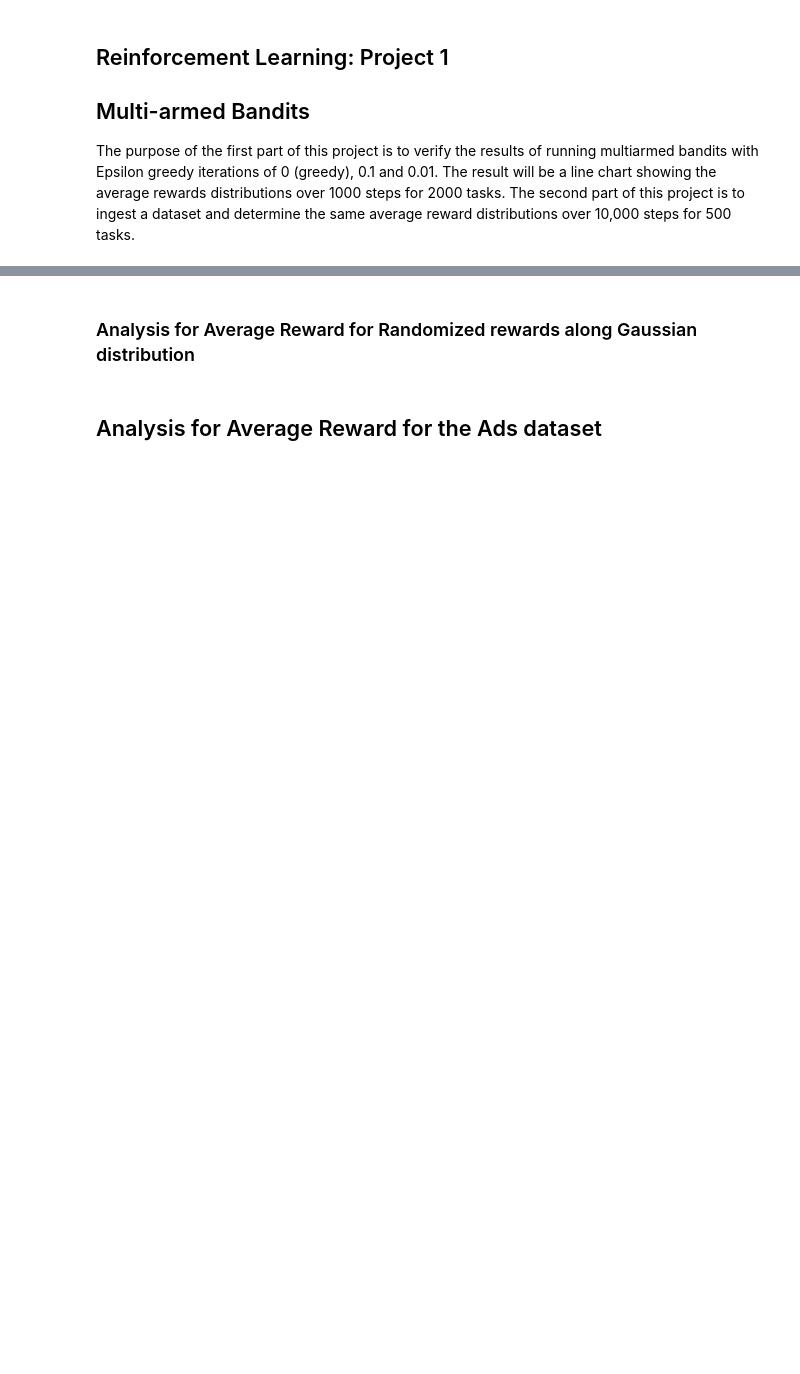
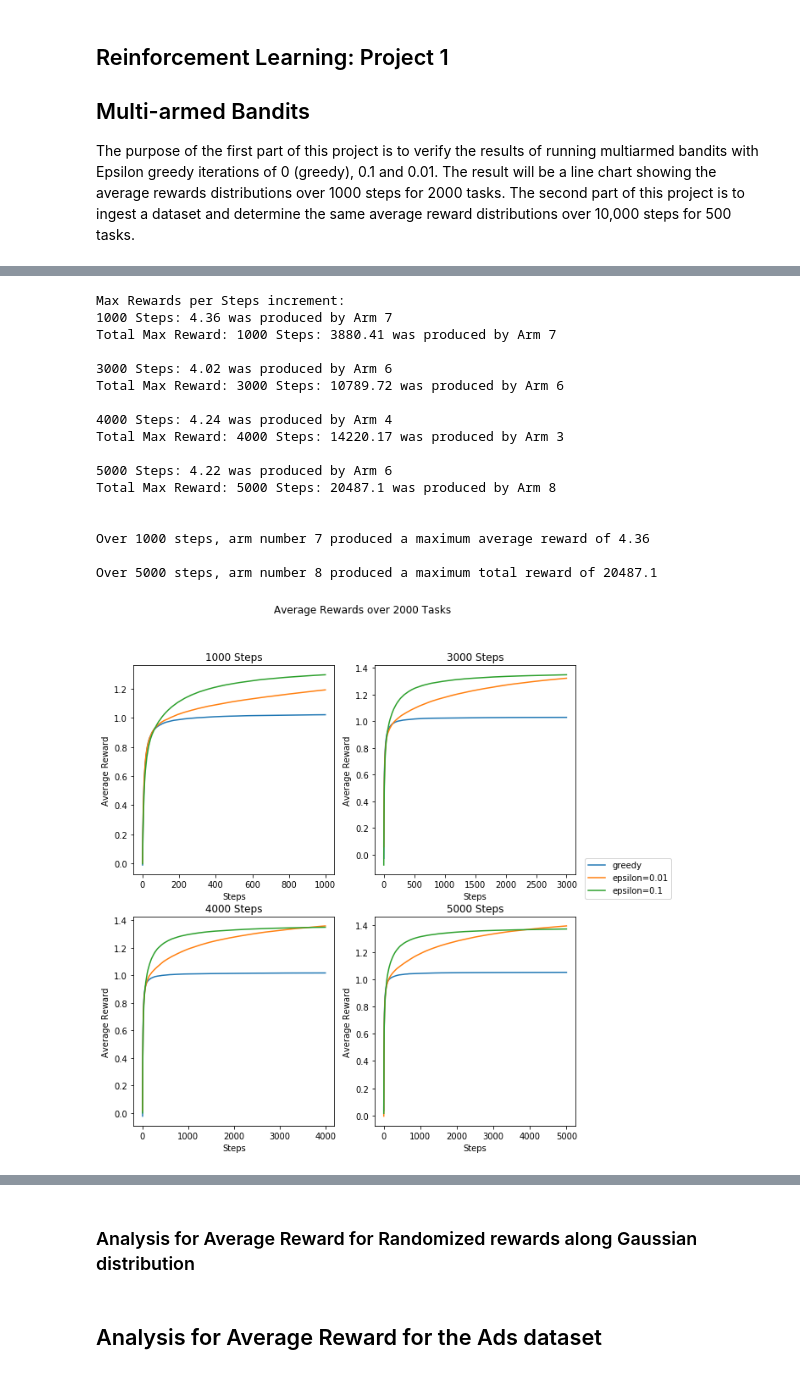
Before and after one commit to FreedomEclipse/multiArmedBandit, a Jupyter notebook: mabandit.ipynb, the cells around one changed output, grey strips where cells are left out. Saved outputs shown, nothing was run; the diff lists cells and outputs as text; code cells hidden in the pictures; blank space fills up the shorter version.

Commit message:
Added partitioning of p 2, randomization,totreward

```diff
--- a/mabandit.ipynb
+++ b/mabandit.ipynb
@@ -23,7 +23,7 @@ class bandit:
         self.meansdist = np.random.normal(0, 1, arms)
         # cumulative reward counter for ds
         #self.cumreward = 0
-        self.cumrewardarm = np.zeros(arms)
+        self.totrewardarm = np.zeros(arms)
 
     def run(self, ds):
         for i in range(self.steps):
@@ -58,7 +58,7 @@ class bandit:
             # cumulative reward counter for ds
             #if isinstance(ds, pd.DataFrame):
             #self.cumreward += reward
-            self.cumrewardarm[act] += reward
+            self.totrewardarm[act] += reward
 
             '''
             if(type == 0):
@@ -221,9 +224,17 @@ def drawAvgChart(stepsarr, rewards):
     axs[1, 1].plot(rewards[stepsarr[3]]['ep1'])
     axs[1, 1].set_title(f'{stepsarr[3]} Steps')
 
+    fig.legend([axs[0, 0], axs[0, 1], axs[1,0], axs[1, 1]],
+                labels=["greedy", "epsilon=0.01", "epsilon=0.1"],
+                loc="center right",
+                borderaxespad=0.1)
+
+    plt.subplots_adjust(right=0.85)
 
     for ax in axs.flat:
         ax.set(xlabel='Steps', ylabel='Average Reward')
+
+    plt.show()
 
     #for ax in axs.flat:
     #    ax.label_outer()
@@ -369,0 +300,25 @@ Over 2500 steps, arm number 8 produced a maximum reward of 0.38
+# %%
+# Gaussian distribution with 10-Arm Testbed
+rtasks = 2000
+steps = [1000, 3000, 4000, 5000]
+
+runLearning(rtasks, steps, None)
+# %% [output]
+Max Rewards per Steps increment:
+1000 Steps: 4.36 was produced by Arm 7
+Total Max Reward: 1000 Steps: 3880.41 was produced by Arm 7
+
+3000 Steps: 4.02 was produced by Arm 6
+Total Max Reward: 3000 Steps: 10789.72 was produced by Arm 6
+
+4000 Steps: 4.24 was produced by Arm 4
+Total Max Reward: 4000 Steps: 14220.17 was produced by Arm 3
+
+5000 Steps: 4.22 was produced by Arm 6
+Total Max Reward: 5000 Steps: 20487.1 was produced by Arm 8
+
+
+Over 1000 steps, arm number 7 produced a maximum average reward of 4.36
+
+Over 5000 steps, arm number 8 produced a maximum total reward of 20487.1
+[figure, added]
```
Also changed, not shown: parts of 6 cells of this notebook.
